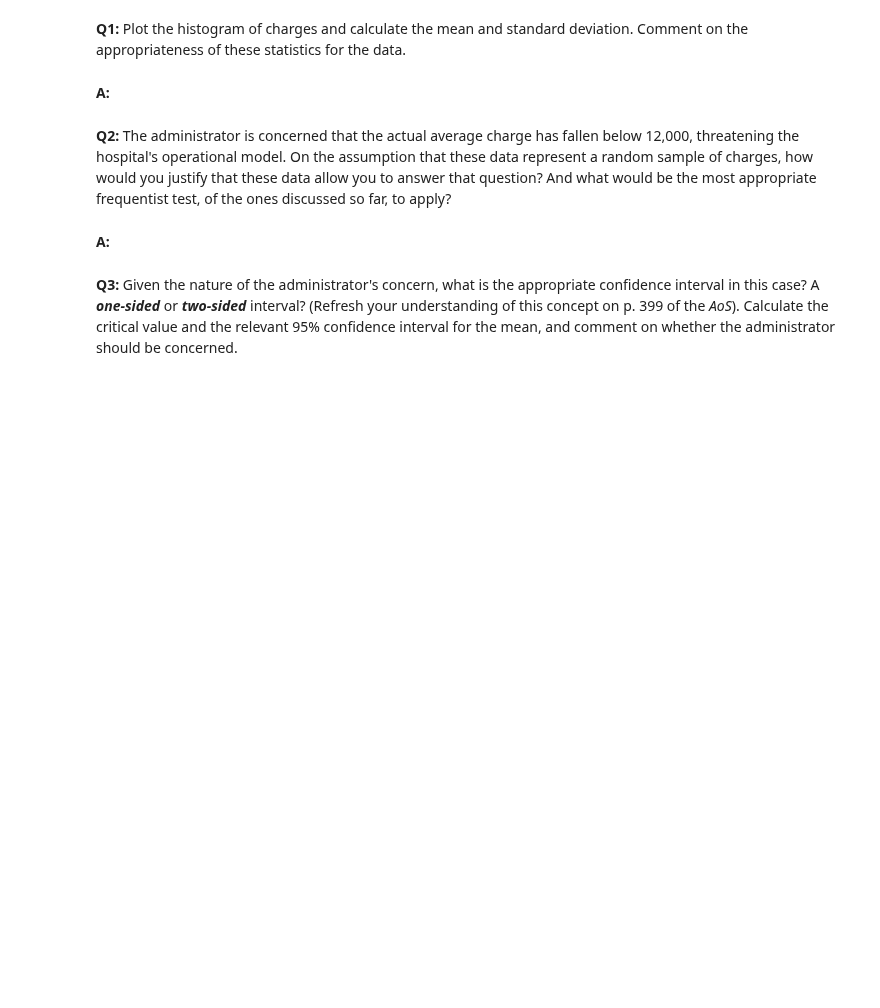
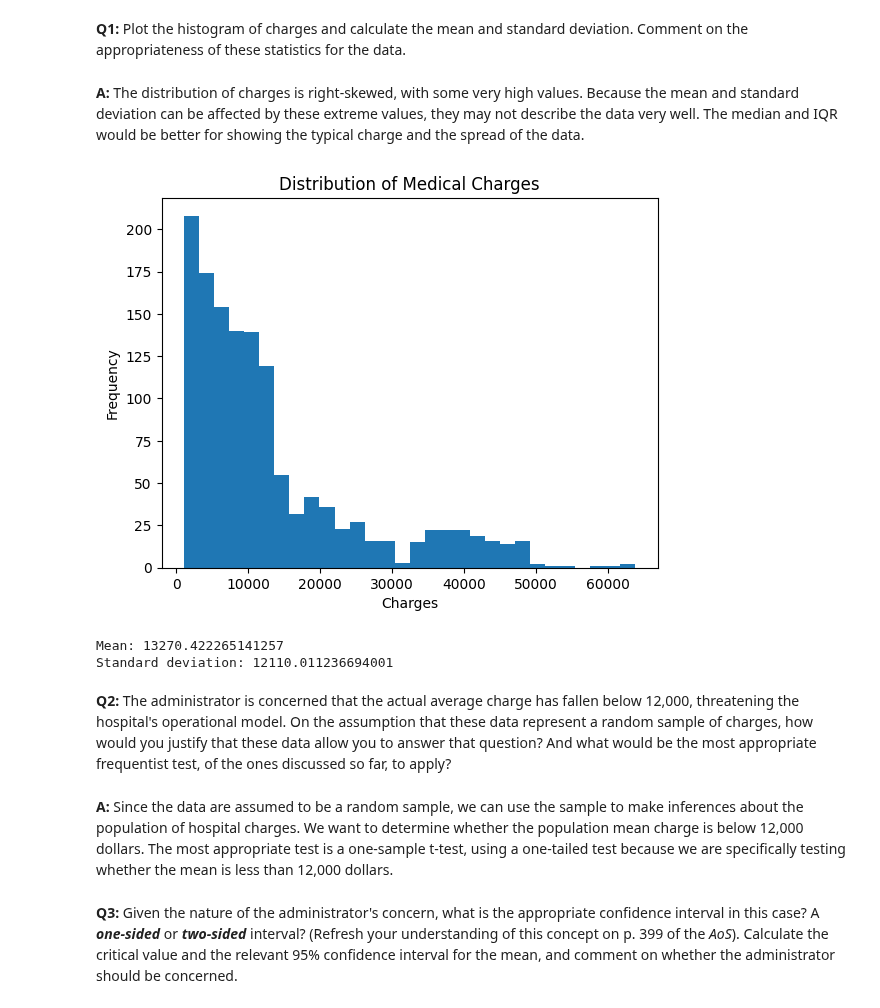
Before and after one commit to josytong/DataScienceTrack, a Jupyter notebook: CaseStudies/FrequentistInference-B/FrequentistInference-B.ipynb, the cells around one changed output. Cells and saved outputs as stored; diff of their text form; code cells hidden in the pictures; blank space fills up the shorter version.

Commit message:
Add Frequentist Inference-B case study

```diff
--- a/CaseStudies/FrequentistInference-B/FrequentistInference-B.ipynb
+++ b/CaseStudies/FrequentistInference-B/FrequentistInference-B.ipynb
@@ -33,7 +33,7 @@ import numpy as np
 import matplotlib.pyplot as plt
 from scipy.stats import t
 from numpy.random import seed
-medical = pd.read_csv('data/insurance2.csv')
+medical = pd.read_csv('insurance2.csv')
 # %%
 medical.shape
 # %% [output]
@@ -49,11 +49,30 @@ medical.head()
 | 4 | 32 | 1 | 28.880 | 0 | 0 | 1 | 3866.85520 | 1 |
 # %% [markdown]
 __Q1:__ Plot the histogram of charges and calculate the mean and standard deviation. Comment on the appropriateness of these statistics for the data.
-# %% [markdown]
-__A:__
+# %% [markdown]
+__A:__ The distribution of charges is right-skewed, with some very high values. Because the mean and standard deviation can be affected by these extreme values, they may not describe the data very well. The median and IQR would be better for showing the typical charge and the spread of the data.
+# %%
+import matplotlib.pyplot as plt
+
+plt.hist(medical['charges'], bins=30)
+plt.xlabel('Charges')
+plt.ylabel('Frequency')
+plt.title('Distribution of Medical Charges')
+plt.show()
+# %% [output]
+[figure, added]
+# %%
+mean_charges = medical['charges'].mean()
+std_charges = medical['charges'].std()
+
+print("Mean:", mean_charges)
+print("Standard deviation:", std_charges)
+# %% [output]
+Mean: 13270.422265141257
+Standard deviation: 12110.011236694001
 # %% [markdown]
 __Q2:__ The administrator is concerned that the actual average charge has fallen below 12,000, threatening the hospital's operational model. On the assumption that these data represent a random sample of charges, how would you justify that these data allow you to answer that question? And what would be the most appropriate frequentist test, of the ones discussed so far, to apply?
-# %% [markdown]
-__A:__
+# %% [markdown]
+__A:__ Since the data are assumed to be a random sample, we can use the sample to make inferences about the population of hospital charges. We want to determine whether the population mean charge is below 12,000 dollars. The most appropriate test is a one-sample t-test, using a one-tailed test because we are specifically testing whether the mean is less than 12,000 dollars.
 # %% [markdown]
 __Q3:__ Given the nature of the administrator's concern, what is the appropriate confidence interval in this case? A ***one-sided*** or ***two-sided*** interval? (Refresh your understanding of this concept on p. 399 of the *AoS*). Calculate the critical value and the relevant 95% confidence interval for the mean, and comment on whether the administrator should be concerned.
```
Also changed, not shown: parts of 15 cells of this notebook.
